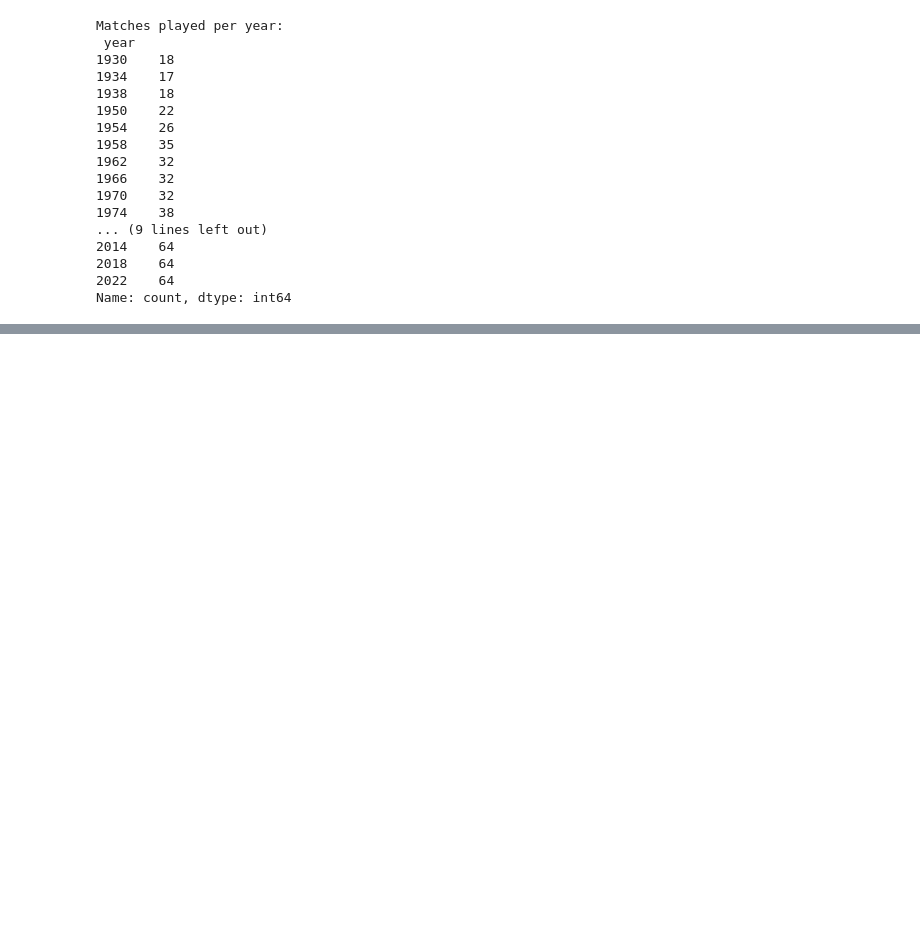
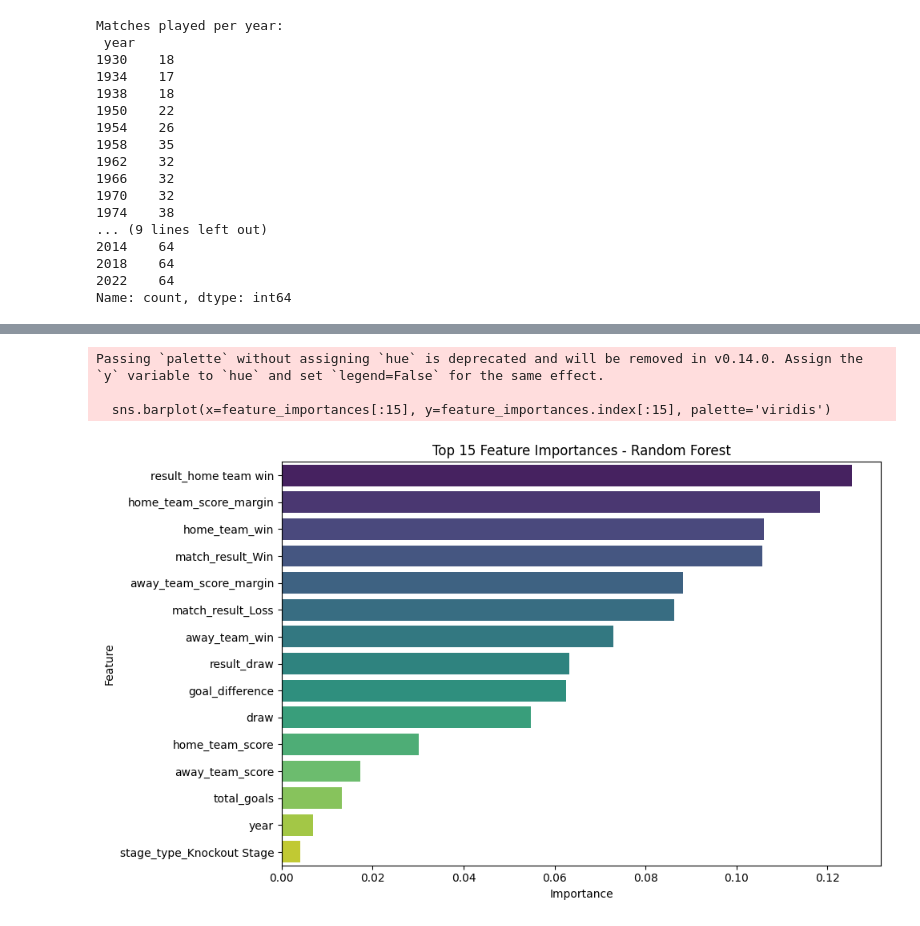
Before and after one commit to RofhiwaRamps23/fifa2026-winner-predictor, a Jupyter notebook: worldcup.ipynb, the cells around one changed output, grey strips where cells are left out. Cells and saved outputs as stored; diff of their text form; code cells hidden in the pictures; blank space fills up the shorter version.

```diff
--- a/worldcup.ipynb
+++ b/worldcup.ipynb
@@ -514,0 +728,6 @@ plt.show()
+# %%
+# drop datetime columns
+X = X.drop(columns=X.select_dtypes(include=['datetime64']).columns)
+# %%
+# Encode categoricals
+X = pd.get_dummies(X, drop_first=True)
@@ -514,0 +736,13 @@ plt.show()
+# %%
+# Split data
+from sklearn.model_selection import train_test_split
+X_train, X_test, y_train, y_test = train_test_split(X, y, test_size=0.2, random_state=42, stratify=y)
+# %%
+# Train model
+from sklearn.ensemble import RandomForestClassifier
+
+# Initialize model
+rf_clf = RandomForestClassifier(n_estimators=100, random_state=42)
+
+# Fit model
+rf_clf.fit(X_train, y_train)
@@ -514,0 +795,20 @@ plt.show()
+# %%
+# Redo the train-test split but keep the original feature names
+X_train_df = pd.DataFrame(X_train, columns=X.columns[:X_train.shape[1]])
+
+# Now compute feature importances
+feature_importances = pd.Series(rf_clf.feature_importances_, index=X_train_df.columns).sort_values(ascending=False)
+
+# Plot
+plt.figure(figsize=(10, 6))
+sns.barplot(x=feature_importances[:15], y=feature_importances.index[:15], palette='viridis')
+plt.title("Top 15 Feature Importances - Random Forest")
+plt.xlabel("Importance")
+plt.ylabel("Feature")
+plt.tight_layout()
+plt.show()
+# %% [output]
+Passing `palette` without assigning `hue` is deprecated and will be removed in v0.14.0. Assign the `y` variable to `hue` and set `legend=False` for the same effect.
+
+  sns.barplot(x=feature_importances[:15], y=feature_importances.index[:15], palette='viridis')
+[figure, added]
```
Also changed, not shown: parts of 55 cells of this notebook, 1 other file.
